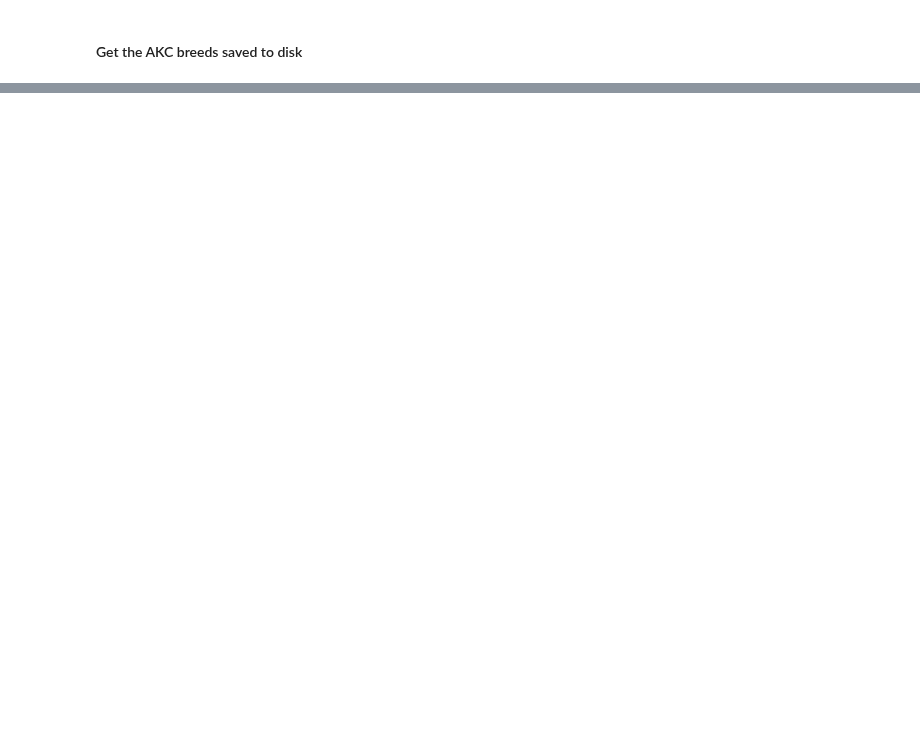
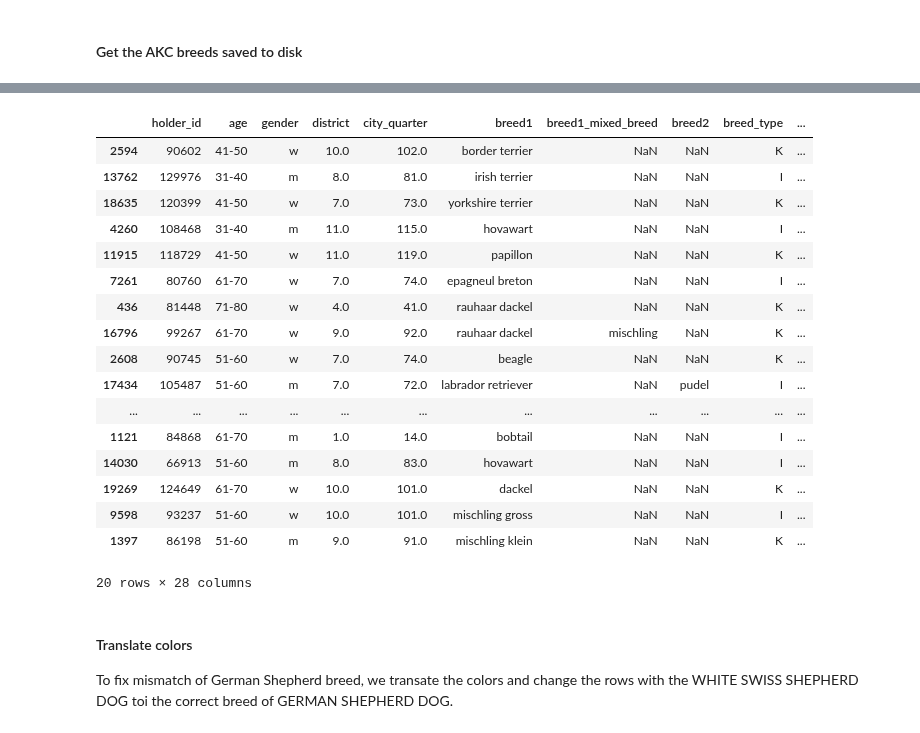
Before and after one commit to jonnross88/Springboard, a Jupyter notebook: u20_data_storytelling/dogs_of_zurich.ipynb, the cells around one changed output, grey strips where cells are left out. Cells and saved outputs as stored; diff of their text form; code cells hidden in the pictures; blank space fills up the shorter version.

```diff
--- a/u20_data_storytelling/dogs_of_zurich.ipynb
+++ b/u20_data_storytelling/dogs_of_zurich.ipynb
@@ -585,0 +947,6 @@ match_df[match_df["fci_index"].isna()]
+# %%
+akc_breeds = akc_breeds[["breed", "alt_names"]]
+akc_breeds["breed_en"] = akc_breeds["breed"].copy()
+# remove None values from alt_names
+akc_breeds["alt_names"] = akc_breeds["alt_names"].apply(lambda x: list(filter(None, x)))
+akc_breeds
@@ -585,0 +967,8 @@ match_df[match_df["fci_index"].isna()]
+# %%
+# Apply each fuzz function to each column
+for column in columns:
+    for fuzz_func in fuzz_funcs:
+        translations_df["standard"] = translations_df["standard"].fillna(
+            apply_fuzzy_matching(translations_df, column, akc_breeds, fuzz_func),
+        )
+translations_df[translations_df["standard"].isna()].shape
@@ -585,0 +977,7 @@ match_df[match_df["fci_index"].isna()]
+# %%
+# get an empty column of the dog_owner dataframe and map the fci_breed to the breed1 column
+
+dog_owner_df = dog_owner_df.merge(
+    translations_df, how="left", left_on="breed1", right_on="breed"
+)
+# dog_owner_df[["breed1", "fci_breed"]].sample(10)
@@ -585,0 +1038,17 @@ match_df[match_df["fci_index"].isna()]
+# %%
+# create a new column is_swiss and set it to false
+dog_owner_df["is_swiss"] = False
+
+
+for swiss_breed in swiss_breeds:
+    dog_owner_df.loc[
+        dog_owner_df["standard"].str.contains(
+            swiss_breed, case=False, regex=True, na=False
+        ),
+        "is_swiss",
+    ] = True
+
+# look at the swiss breeds
+dog_owner_df[
+    dog_owner_df["standard"].str.contains("german", case=False, regex=True, na=False)
+]
@@ -585,0 +1099,25 @@ match_df[match_df["fci_index"].isna()]
+# %%
+dog_owner_df.sample(20)
+# %% [output]
+|  | holder_id | age | gender | district | city_quarter | breed1 | breed1_mixed_breed | breed2 | breed_type | ... |
+| 2594 | 90602 | 41-50 | w | 10.0 | 102.0 | border terrier | NaN | NaN | K | ... |
+| 13762 | 129976 | 31-40 | m | 8.0 | 81.0 | irish terrier | NaN | NaN | I | ... |
+| 18635 | 120399 | 41-50 | w | 7.0 | 73.0 | yorkshire terrier | NaN | NaN | K | ... |
+| 4260 | 108468 | 31-40 | m | 11.0 | 115.0 | hovawart | NaN | NaN | I | ... |
+| 11915 | 118729 | 41-50 | w | 11.0 | 119.0 | papillon | NaN | NaN | K | ... |
+| 7261 | 80760 | 61-70 | w | 7.0 | 74.0 | epagneul breton | NaN | NaN | I | ... |
+| 436 | 81448 | 71-80 | w | 4.0 | 41.0 | rauhaar dackel | NaN | NaN | K | ... |
+| 16796 | 99267 | 61-70 | w | 9.0 | 92.0 | rauhaar dackel | mischling | NaN | K | ... |
+| 2608 | 90745 | 51-60 | w | 7.0 | 74.0 | beagle | NaN | NaN | K | ... |
+| 17434 | 105487 | 51-60 | m | 7.0 | 72.0 | labrador retriever | NaN | pudel | I | ... |
+| ... | ... | ... | ... | ... | ... | ... | ... | ... | ... | ... |
+| 1121 | 84868 | 61-70 | m | 1.0 | 14.0 | bobtail | NaN | NaN | I | ... |
+| 14030 | 66913 | 51-60 | m | 8.0 | 83.0 | hovawart | NaN | NaN | I | ... |
+| 19269 | 124649 | 61-70 | w | 10.0 | 101.0 | dackel | NaN | NaN | K | ... |
+| 9598 | 93237 | 51-60 | w | 10.0 | 101.0 | mischling gross | NaN | NaN | I | ... |
+| 1397 | 86198 | 51-60 | m | 9.0 | 91.0 | mischling klein | NaN | NaN | K | ... |
+20 rows × 28 columns
+# %% [markdown]
+#### Translate colors
+
+To fix mismatch of German Shepherd breed, we transate the colors and change the rows with the WHITE SWISS SHEPHERD DOG toi the correct breed of GERMAN SHEPHERD DOG.
```
Also changed, not shown: parts of 110 cells of this notebook, 4 other files.
